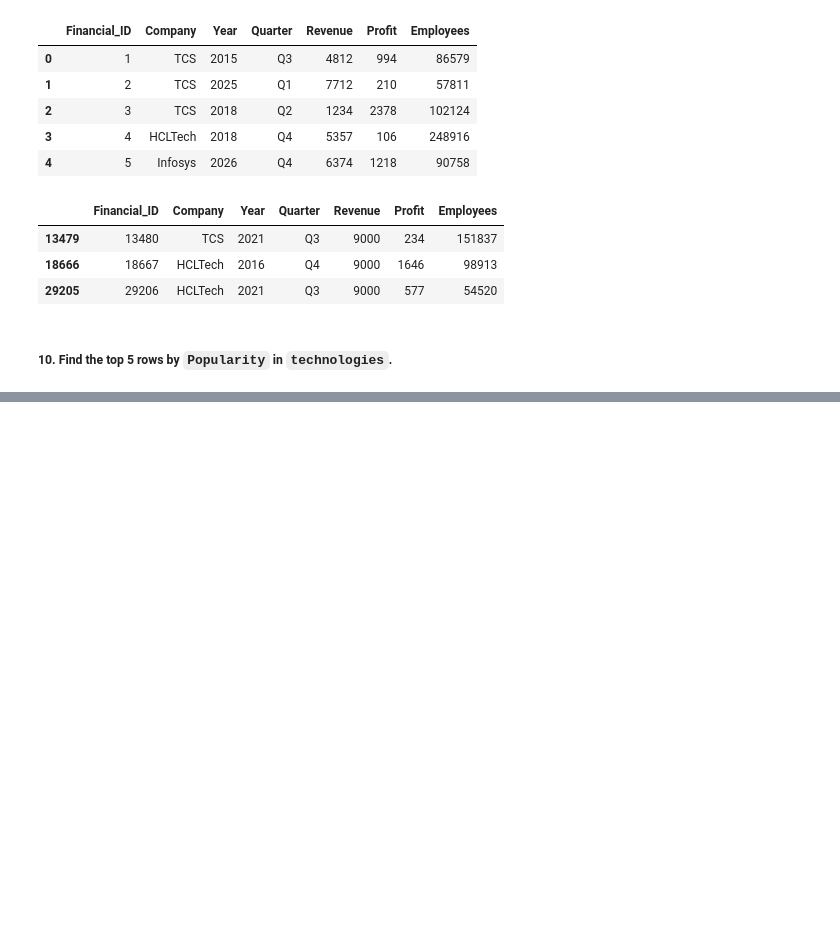
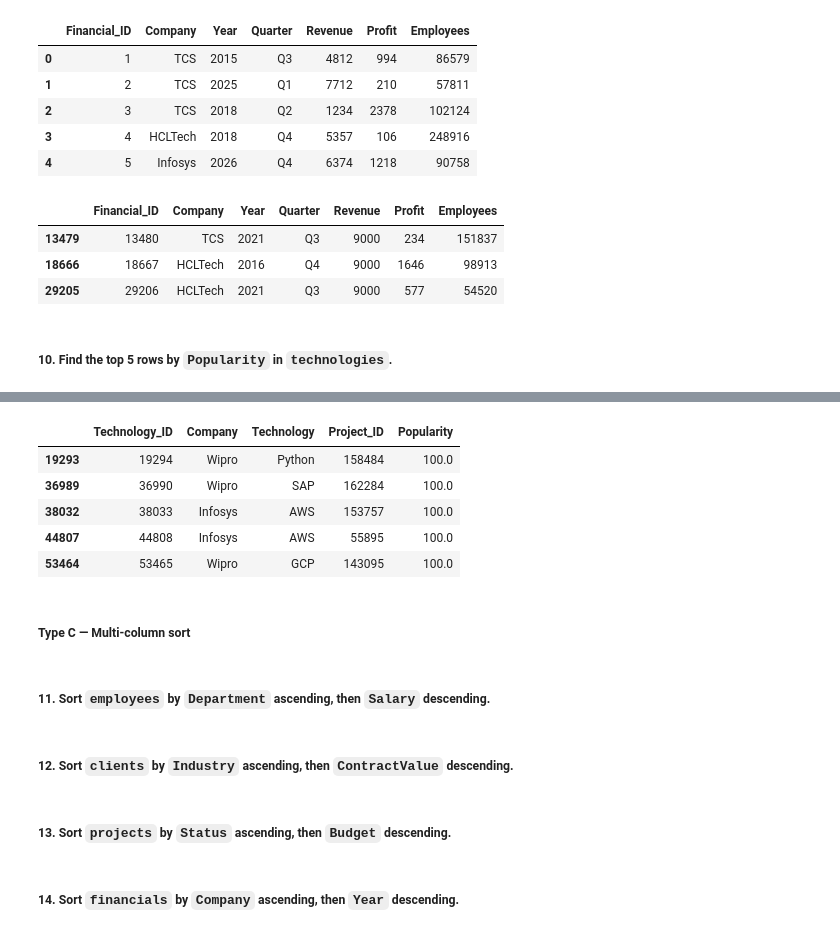
Before and after one commit to shiva3994/Projects, a Jupyter notebook: Python/L_Big4_India.ipynb, the cells around one changed output, grey strips where cells are left out. Saved outputs shown, nothing was run; the diff lists cells and outputs as text; code cells hidden in the pictures; blank space fills up the shorter version.

```diff
--- a/Python/L_Big4_India.ipynb
+++ b/Python/L_Big4_India.ipynb
@@ -1025,0 +1033,19 @@ data_dict['Company_Financials'].nlargest(3, 'Revenue')
+# %%
+data_dict['Technologies'].nlargest(5, 'Popularity')
+# %% [output]
+|  | Technology_ID | Company | Technology | Project_ID | Popularity |
+| 19293 | 19294 | Wipro | Python | 158484 | 100.0 |
+| 36989 | 36990 | Wipro | SAP | 162284 | 100.0 |
+| 38032 | 38033 | Infosys | AWS | 153757 | 100.0 |
+| 44807 | 44808 | Infosys | AWS | 55895 | 100.0 |
+| 53464 | 53465 | Wipro | GCP | 143095 | 100.0 |
+# %% [markdown]
+##### **Type C — Multi-column sort**
+# %% [markdown]
+##### 11. Sort `employees` by `Department` ascending, then `Salary` descending.
+# %% [markdown]
+##### 12. Sort `clients` by `Industry` ascending, then `ContractValue` descending.
+# %% [markdown]
+##### 13. Sort `projects` by `Status` ascending, then `Budget` descending.
+# %% [markdown]
+##### 14. Sort `financials` by `Company` ascending, then `Year` descending.
```
Also changed, not shown: parts of 4 cells of this notebook.
